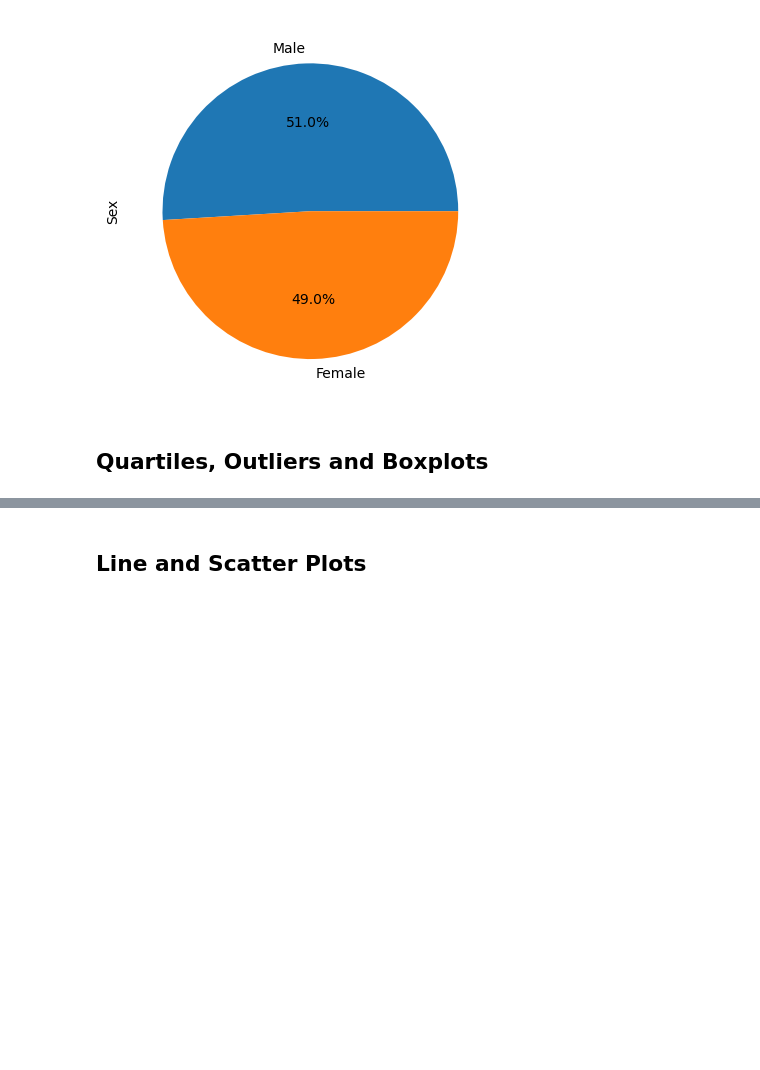
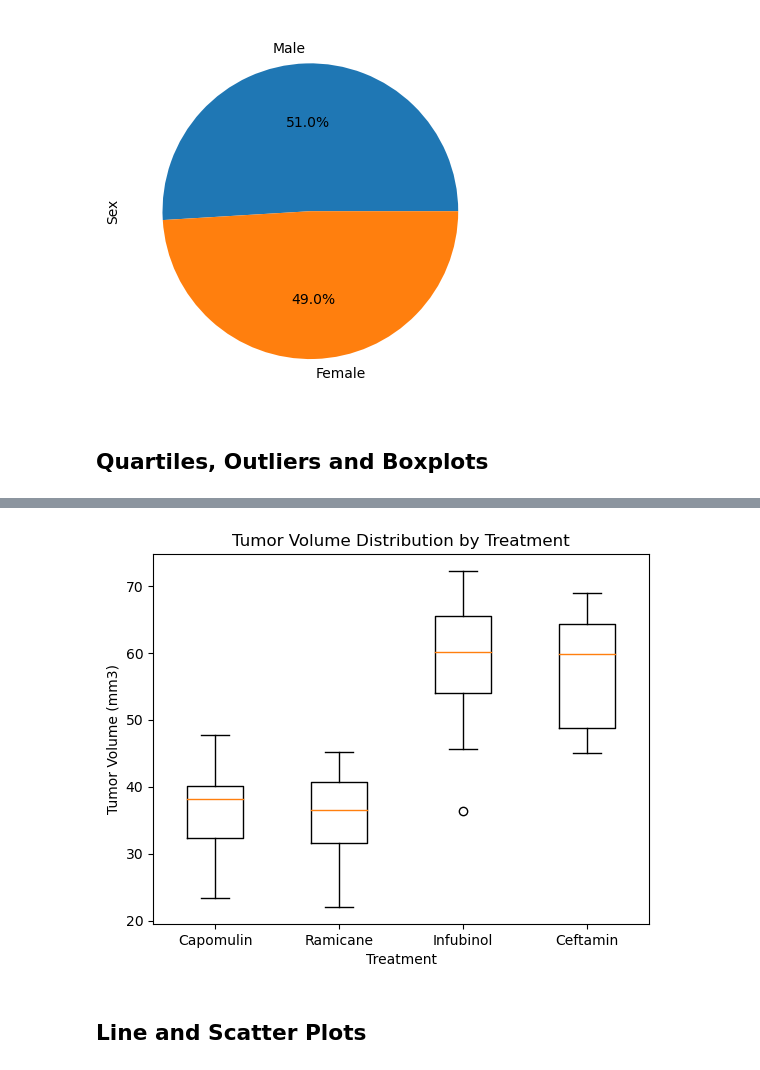
Before and after one commit to Allan-CM/Pymaceuticals, a Jupyter notebook: main.ipynb, the cells around one changed output, grey strips where cells are left out. Saved outputs shown, nothing was run; the diff lists cells and outputs as text; code cells hidden in the pictures; blank space fills up the shorter version.

```diff
--- a/main.ipynb
+++ b/main.ipynb
@@ -210,17 +220,30 @@ plt.show()
 # %%
 # Put treatments into a list for for loop (and later for plot labels)
-
+treatments = ['Capomulin', 'Ramicane', 'Infubinol', 'Ceftamin']
 
 # Create empty list to fill with tumor vol data (for plotting)
-
+tumor_volume_data = []
 
 # Calculate the IQR and quantitatively determine if there are any potential outliers.
-
-
-    # Locate the rows which contain mice on each drug and get the tumor volumes
-
+for treatment in treatments:
+    #Locate the rows which contain mice on each drug and get the tumor volumes
+    tumor_volume = result_df.loc[result_df['Drug Regimen'] == treatment, 'Tumor Volume (mm3)']
 
     # add subset
+    tumor_volume_data.append(tumor_volume)
 
+    # Calculating quantiles
+    quartiles = tumor_volume.quantile([0.25, 0.75])
+    lower_quartile = quartiles[0.25]
+    upper_quartile = quartiles[0.75]
+    #Calculatin IQR
+    iqr = upper_quartile - lower_quartile
+    #Calculating boundaries
+    lower_bound = lower_quartile - 1.5 * iqr
+    upper_bound = upper_quartile + 1.5 * iqr
 
-    # Determine outliers using upper and lower bounds
+    # Find potential outliers by determing if tumor volume for a drug passes lower  or upper bound
+    outliers = tumor_volume[(tumor_volume < lower_bound) | (tumor_volume > upper_bound)]
+
+    # Print information about potential outliers for each treatment
+    print(f"Potential outliers for {treatment}: {outliers}")
@@ -229,2 +256,22 @@ plt.show()
+# %%
+# Generate a box plot that shows the distrubution of the tumor volume for each treatment group
+
+# Separate tumor volume data for each treatment
+capomulin_data = result_df[result_df['Drug Regimen'] == 'Capomulin']['Tumor Volume (mm3)']
+ramicane_data = result_df[result_df['Drug Regimen'] == 'Ramicane']['Tumor Volume (mm3)']
+infubinol_data = result_df[result_df['Drug Regimen'] == 'Infubinol']['Tumor Volume (mm3)']
+ceftamin_data = result_df[result_df['Drug Regimen'] == 'Ceftamin']['Tumor Volume (mm3)']
+
+#Plotting Box plot by using each drug data
+plt.boxplot([capomulin_data, ramicane_data, infubinol_data, ceftamin_data], labels=treatments)  # 'sym' adds red plus signs for potential outliers
+#Setting Boxplot Labels
+plt.title('Tumor Volume Distribution by Treatment')
+plt.xlabel('Treatment')
+plt.ylabel('Tumor Volume (mm3)')
+
+# Show the plot
+plt.show()
+# %% [output]
+[figure, added]
 # %% [markdown]
 ## Line and Scatter Plots
```
Also changed, not shown: parts of 6 cells of this notebook.
